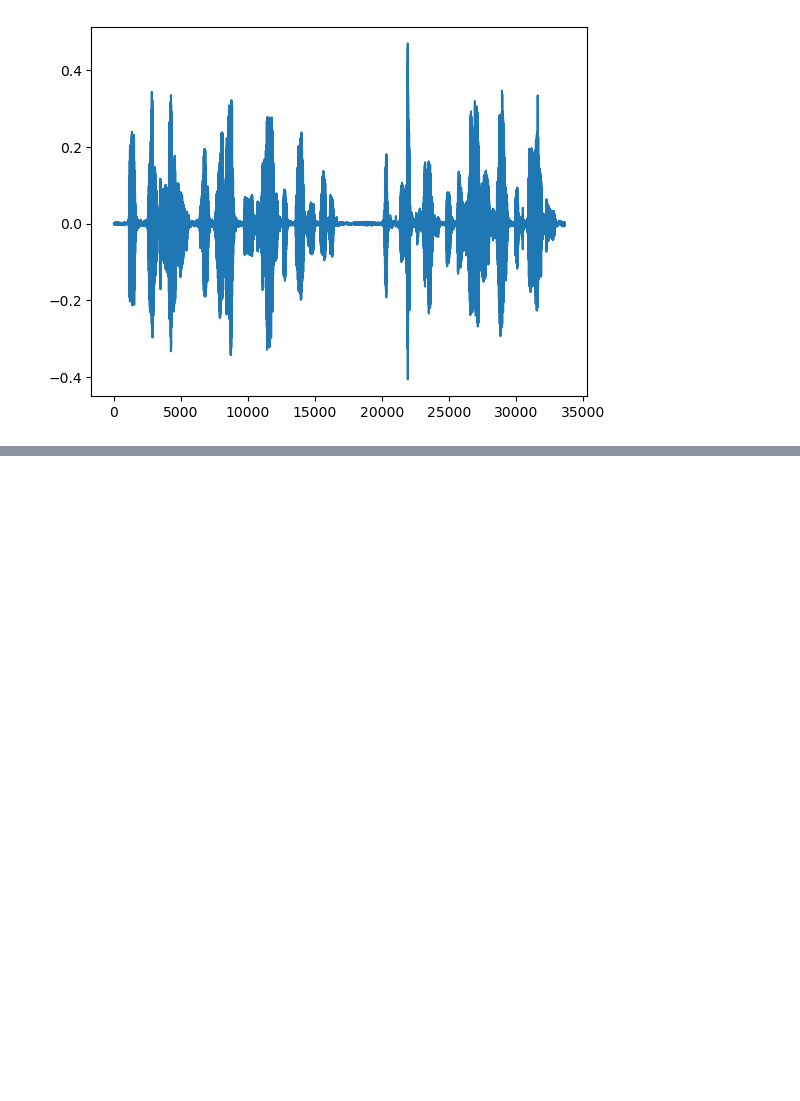
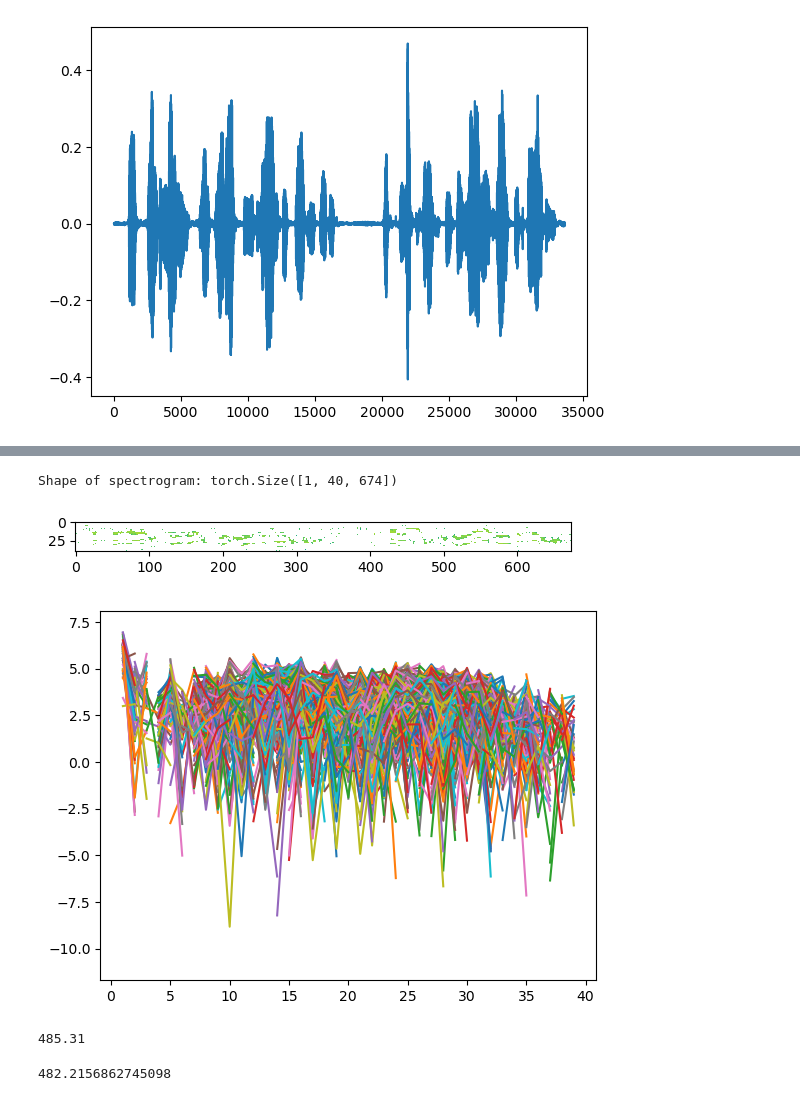
Before and after one commit to Cui-Inc-Lab/AAI2022Fall-Project, a Jupyter notebook: data_processing/check_data.ipynb, the cells around one changed output, grey strips where cells are left out. Saved outputs shown, nothing was run; the diff lists cells and outputs as text; code cells hidden in the pictures; blank space fills up the shorter version.

```diff
--- a/data_processing/check_data.ipynb
+++ b/data_processing/check_data.ipynb
@@ -91,0 +127,18 @@ Sample rate: 4000
+# %%
+def show_mfcc(waveform, sample_rate):
+    mfcc_spectrogram = torchaudio.transforms.MFCC(sample_rate=sample_rate)(waveform)
+    print("Shape of spectrogram: {}".format(mfcc_spectrogram.size()))
+
+    plt.figure()
+    fig1 = plt.gcf()
+    plt.imshow(mfcc_spectrogram.log2()[0,:,:].numpy(), cmap='viridis')
+
+    plt.figure()
+    plt.plot(mfcc_spectrogram.log2()[0,:,:].numpy())
+    plt.draw()
+
+show_mfcc(data_spk1[0][0], 16000)
+# %% [output]
+Shape of spectrogram: torch.Size([1, 40, 674])
+[figure, added]
+[figure, added]
@@ -91,0 +181,6 @@ Sample rate: 4000
+# %%
+avg_len1
+avg_len2
+# %% [output]
+485.31
+482.2156862745098
```
Also changed, not shown: parts of 14 cells of this notebook.
